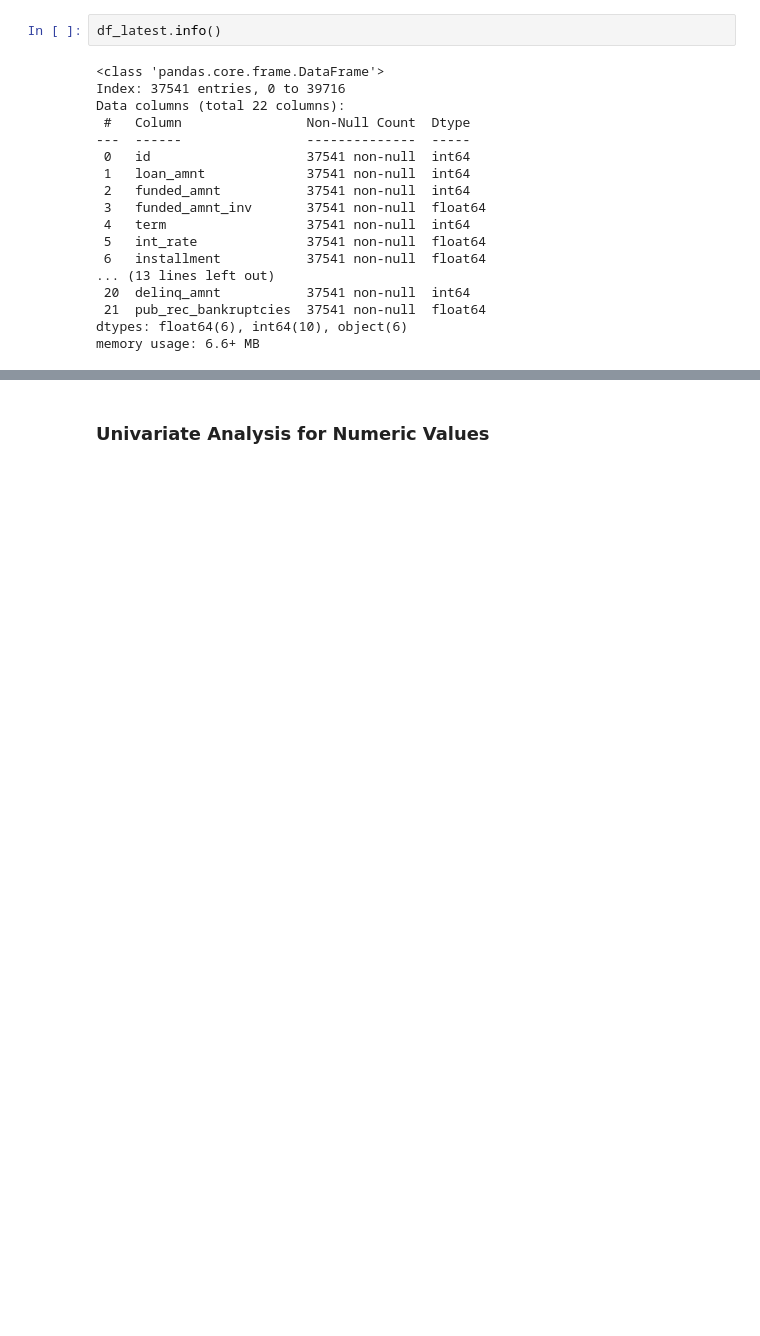
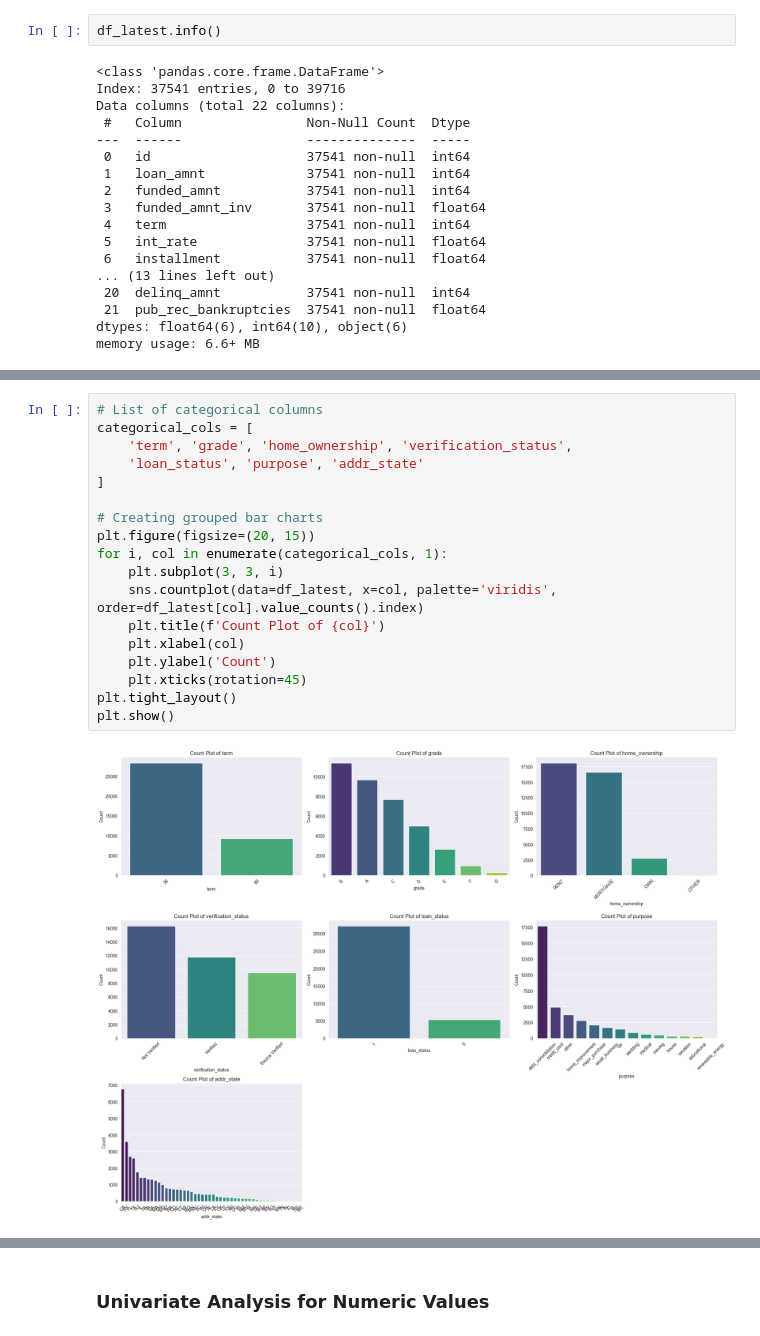
Before and after one commit to muralik31/Lending-Club-Case-Study, a Jupyter notebook: Murali_Krishna_Kondapally.ipynb, the cells around one changed output, grey strips where cells are left out. Saved outputs shown, nothing was run; the diff lists cells and outputs as text; blank space fills up the shorter version.

```diff
--- a/Murali_Krishna_Kondapally.ipynb
+++ b/Murali_Krishna_Kondapally.ipynb
@@ -533,0 +679,20 @@ Name: count, dtype: int64
+# %%
+# List of categorical columns
+categorical_cols = [
+    'term', 'grade', 'home_ownership', 'verification_status',
+    'loan_status', 'purpose', 'addr_state'
+]
+
+# Creating grouped bar charts
+plt.figure(figsize=(20, 15))
+for i, col in enumerate(categorical_cols, 1):
+    plt.subplot(3, 3, i)
+    sns.countplot(data=df_latest, x=col, palette='viridis', order=df_latest[col].value_counts().index)
+    plt.title(f'Count Plot of {col}')
+    plt.xlabel(col)
+    plt.ylabel('Count')
+    plt.xticks(rotation=45)
+plt.tight_layout()
+plt.show()
+# %% [output]
+[figure, added]
```
Also changed, not shown: parts of 27 cells of this notebook.
